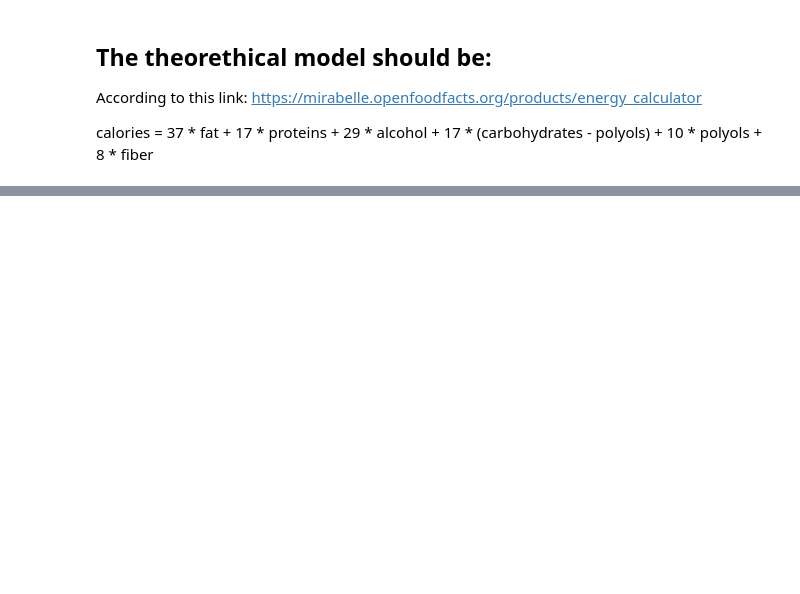
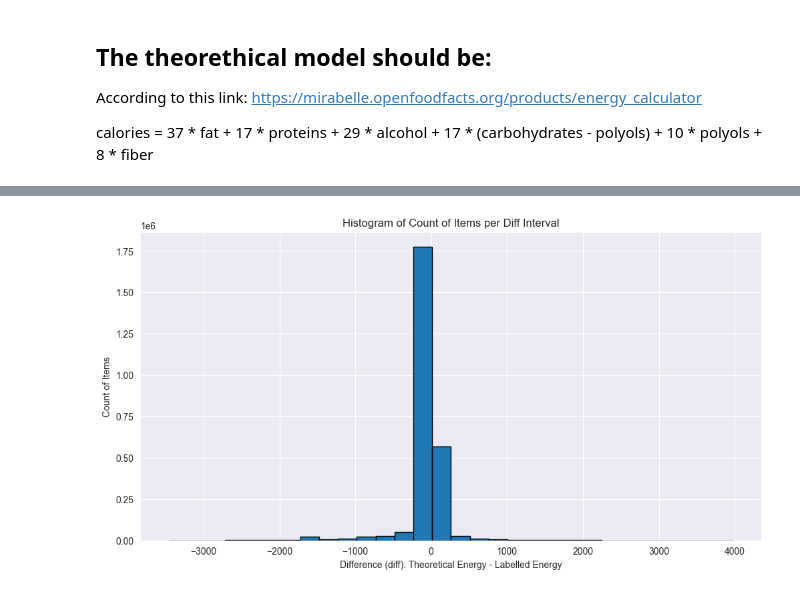
Before and after one commit to baslia/nutri_score, a Jupyter notebook: notebooks/calories_modelisation.ipynb, the cells around one changed output, grey strips where cells are left out. Saved outputs shown, nothing was run; the diff lists cells and outputs as text; code cells hidden in the pictures; blank space fills up the shorter version.

```diff
--- a/notebooks/calories_modelisation.ipynb
+++ b/notebooks/calories_modelisation.ipynb
@@ -111,0 +165,12 @@ calories = 37 * fat + 17 * proteins + 29 * alcohol + 17 * (carbohydrates - polyo
+# %%
+import matplotlib.pyplot as plt
+
+# Plot the histogram of the 'diff' column
+plt.figure(figsize=(12, 6))
+plt.hist(opf_num_features_delta['diff_actual'], bins=30, edgecolor='black')
+plt.xlabel('Difference (diff): Theoretical Energy - Labelled Energy')
+plt.ylabel('Count of Items')
+plt.title('Histogram of Count of Items per Diff Interval')
+plt.show()
+# %% [output]
+[figure, added]
```
Also changed, not shown: parts of 8 cells of this notebook.
